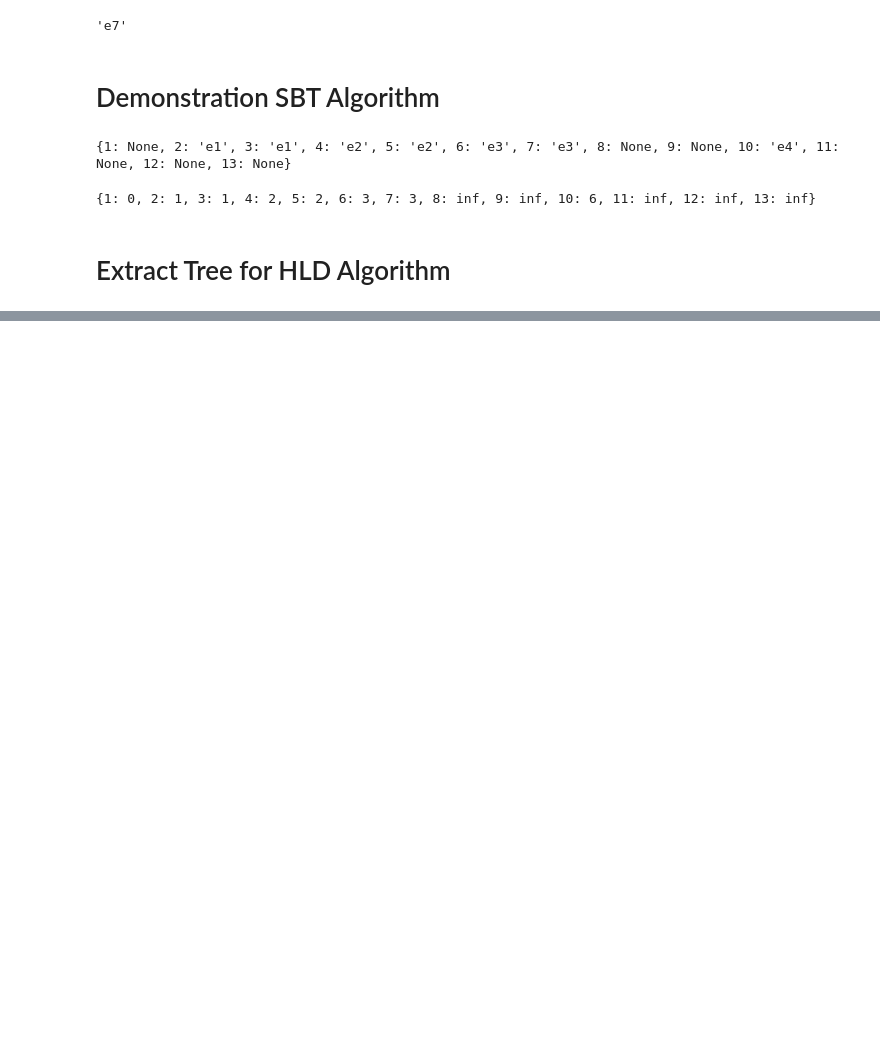
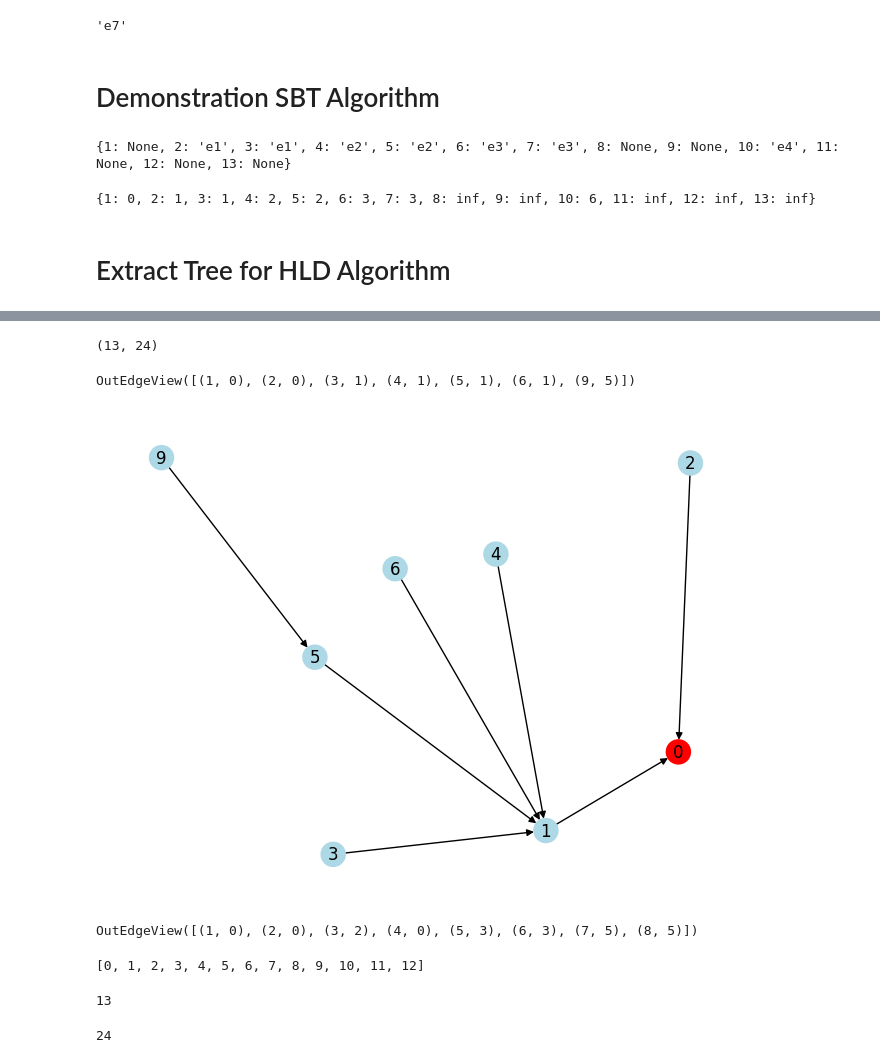
Before and after one commit to rapplu/PathDHES, a Jupyter notebook: 25_04_17_sbt_cleaned_up.ipynb, the cells around one changed output, grey strips where cells are left out. Drawn from its saved outputs; the diff is of its cells as text; code cells hidden in the pictures; blank space fills up the shorter version.

```diff
--- a/25_04_17_sbt_cleaned_up.ipynb
+++ b/25_04_17_sbt_cleaned_up.ipynb
@@ -71,0 +73,11 @@ draw_tree(tree, id_source_vertex)
+# %%
+H = extract_hypergraph('hypergraph-dummy')
+# H = DirectedHypergraph()
+# H.add_hyperedge([1], [2])
+# H.add_hyperedge([1], [3])
+# H.add_hyperedge([2, 3], [4])
+# H.add_hyperedge([1], [5])
+# H.add_hyperedge([4, 5], [6])
+# H.add_hyperedge([6], [7])
+
+tree, _ = hypergraph_to_tree(H, 1)
@@ -71,0 +115,16 @@ draw_tree(tree, id_source_vertex)
+# %%
+get_nodes(H)
+# %% [output]
+(13, 24)
+# %%
+from hypergraph_helper import hypergraph_to_tree
+
+tree, _ = hypergraph_to_tree(H, 0)
+# %%
+tree.edges()
+# %% [output]
+OutEdgeView([(1, 0), (2, 0), (3, 1), (4, 1), (5, 1), (6, 1), (9, 5)])
+# %%
+draw_tree(tree, 0)
+# %% [output]
+[figure, added]
@@ -71,0 +134,16 @@ draw_tree(tree, id_source_vertex)
+# %%
+tree.edges()
+# %% [output]
+OutEdgeView([(1, 0), (2, 0), (3, 2), (4, 0), (5, 3), (6, 3), (7, 5), (8, 5)])
+# %%
+nodes
+# %% [output]
+[0, 1, 2, 3, 4, 5, 6, 7, 8, 9, 10, 11, 12]
+# %%
+NUM_NODES
+# %% [output]
+13
+# %%
+NUM_NODES_PLUS_HELPER
+# %% [output]
+24
```
Also changed, not shown: parts of 6 cells of this notebook, 19 other files.
